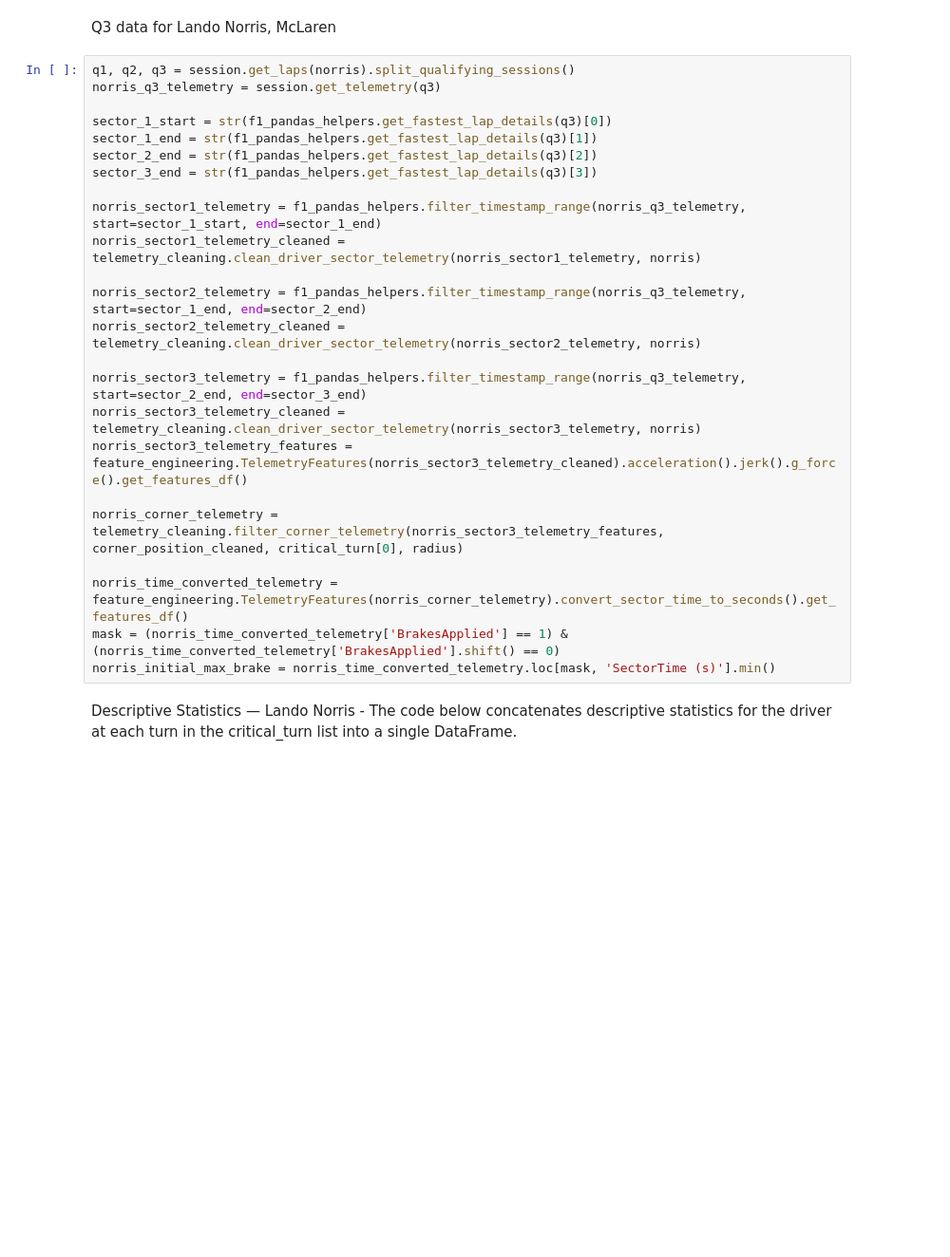
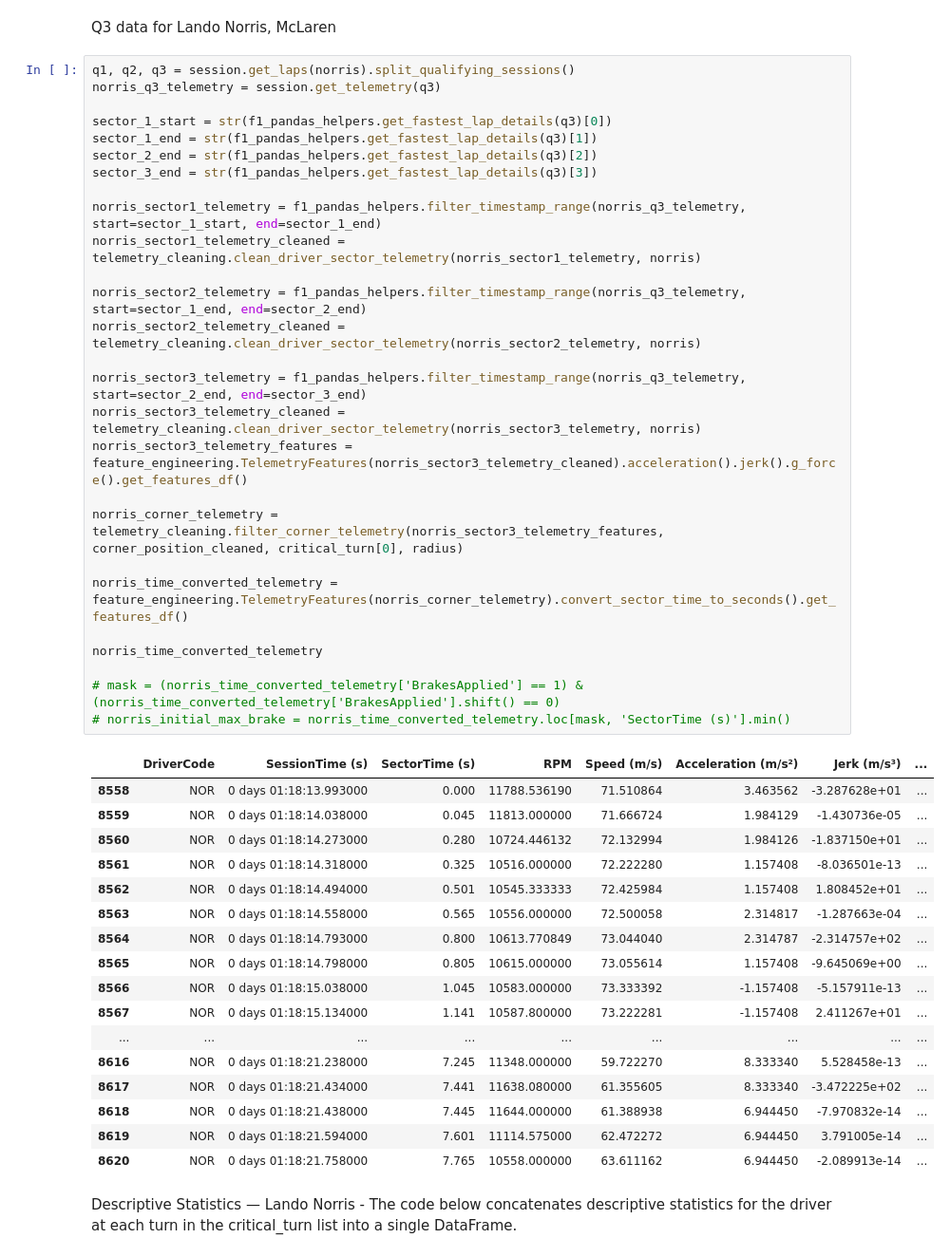
Before and after one commit to PESIII23/f1-driving-style-analytics-tool, a Jupyter notebook: notebooks/01_single_driver_analysis.ipynb, the cells around one changed output. Shown at 95% size. Saved outputs shown, nothing was run; the diff lists cells and outputs as text; blank space fills up the shorter version.

```diff
--- a/notebooks/01_single_driver_analysis.ipynb
+++ b/notebooks/01_single_driver_analysis.ipynb
@@ -92,27 +94,48 @@ Q3 data for Lando Norris, McLaren
 # %%
 q1, q2, q3 = session.get_laps(norris).split_qualifying_sessions()
 norris_q3_telemetry = session.get_telemetry(q3)
 
 sector_1_start = str(f1_pandas_helpers.get_fastest_lap_details(q3)[0])
 sector_1_end = str(f1_pandas_helpers.get_fastest_lap_details(q3)[1])
 sector_2_end = str(f1_pandas_helpers.get_fastest_lap_details(q3)[2])
 sector_3_end = str(f1_pandas_helpers.get_fastest_lap_details(q3)[3])
 
 norris_sector1_telemetry = f1_pandas_helpers.filter_timestamp_range(norris_q3_telemetry, start=sector_1_start, end=sector_1_end)
 norris_sector1_telemetry_cleaned = telemetry_cleaning.clean_driver_sector_telemetry(norris_sector1_telemetry, norris)
 
 norris_sector2_telemetry = f1_pandas_helpers.filter_timestamp_range(norris_q3_telemetry, start=sector_1_end, end=sector_2_end)
 norris_sector2_telemetry_cleaned = telemetry_cleaning.clean_driver_sector_telemetry(norris_sector2_telemetry, norris)
 
 norris_sector3_telemetry = f1_pandas_helpers.filter_timestamp_range(norris_q3_telemetry, start=sector_2_end, end=sector_3_end)
 norris_sector3_telemetry_cleaned = telemetry_cleaning.clean_driver_sector_telemetry(norris_sector3_telemetry, norris)
 norris_sector3_telemetry_features = feature_engineering.TelemetryFeatures(norris_sector3_telemetry_cleaned).acceleration().jerk().g_force().get_features_df()
 
 norris_corner_telemetry = telemetry_cleaning.filter_corner_telemetry(norris_sector3_telemetry_features, corner_position_cleaned, critical_turn[0], radius)
 
 norris_time_converted_telemetry = feature_engineering.TelemetryFeatures(norris_corner_telemetry).convert_sector_time_to_seconds().get_features_df()
-mask = (norris_time_converted_telemetry['BrakesApplied'] == 1) & (norris_time_converted_telemetry['BrakesApplied'].shift() == 0)
-norris_initial_max_brake = norris_time_converted_telemetry.loc[mask, 'SectorTime (s)'].min()
+
+norris_time_converted_telemetry
+
+# mask = (norris_time_converted_telemetry['BrakesApplied'] == 1) & (norris_time_converted_telemetry['BrakesApplied'].shift() == 0)
+# norris_initial_max_brake = norris_time_converted_telemetry.loc[mask, 'SectorTime (s)'].min()
+# %% [output]
+|  | DriverCode | SessionTime (s) | SectorTime (s) | RPM | Speed (m/s) | Acceleration (m/s²) | Jerk (m/s³) | ... |
+| 8558 | NOR | 0 days 01:18:13.993000 | 0.000 | 11788.536190 | 71.510864 | 3.463562 | -3.287628e+01 | ... |
+| 8559 | NOR | 0 days 01:18:14.038000 | 0.045 | 11813.000000 | 71.666724 | 1.984129 | -1.430736e-05 | ... |
+| 8560 | NOR | 0 days 01:18:14.273000 | 0.280 | 10724.446132 | 72.132994 | 1.984126 | -1.837150e+01 | ... |
+| 8561 | NOR | 0 days 01:18:14.318000 | 0.325 | 10516.000000 | 72.222280 | 1.157408 | -8.036501e-13 | ... |
+| 8562 | NOR | 0 days 01:18:14.494000 | 0.501 | 10545.333333 | 72.425984 | 1.157408 | 1.808452e+01 | ... |
+| 8563 | NOR | 0 days 01:18:14.558000 | 0.565 | 10556.000000 | 72.500058 | 2.314817 | -1.287663e-04 | ... |
+| 8564 | NOR | 0 days 01:18:14.793000 | 0.800 | 10613.770849 | 73.044040 | 2.314787 | -2.314757e+02 | ... |
+| 8565 | NOR | 0 days 01:18:14.798000 | 0.805 | 10615.000000 | 73.055614 | 1.157408 | -9.645069e+00 | ... |
+| 8566 | NOR | 0 days 01:18:15.038000 | 1.045 | 10583.000000 | 73.333392 | -1.157408 | -5.157911e-13 | ... |
+| 8567 | NOR | 0 days 01:18:15.134000 | 1.141 | 10587.800000 | 73.222281 | -1.157408 | 2.411267e+01 | ... |
+| ... | ... | ... | ... | ... | ... | ... | ... | ... |
+| 8616 | NOR | 0 days 01:18:21.238000 | 7.245 | 11348.000000 | 59.722270 | 8.333340 | 5.528458e-13 | ... |
+| 8617 | NOR | 0 days 01:18:21.434000 | 7.441 | 11638.080000 | 61.355605 | 8.333340 | -3.472225e+02 | ... |
+| 8618 | NOR | 0 days 01:18:21.438000 | 7.445 | 11644.000000 | 61.388938 | 6.944450 | -7.970832e-14 | ... |
+| 8619 | NOR | 0 days 01:18:21.594000 | 7.601 | 11114.575000 | 62.472272 | 6.944450 | 3.791005e-14 | ... |
+| 8620 | NOR | 0 days 01:18:21.758000 | 7.765 | 10558.000000 | 63.611162 | 6.944450 | -2.089913e-14 | ... |
 # %% [markdown]
 Descriptive Statistics — Lando Norris - The code below concatenates descriptive statistics for the driver at each turn in the critical_turn list into a single DataFrame.
 # %%
```
Also changed, not shown: parts of 2 cells of this notebook, 3 other files.
